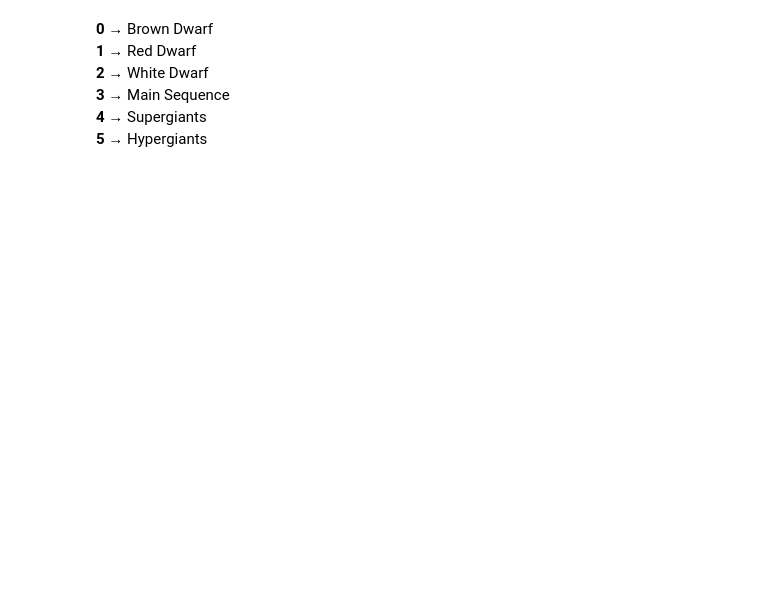
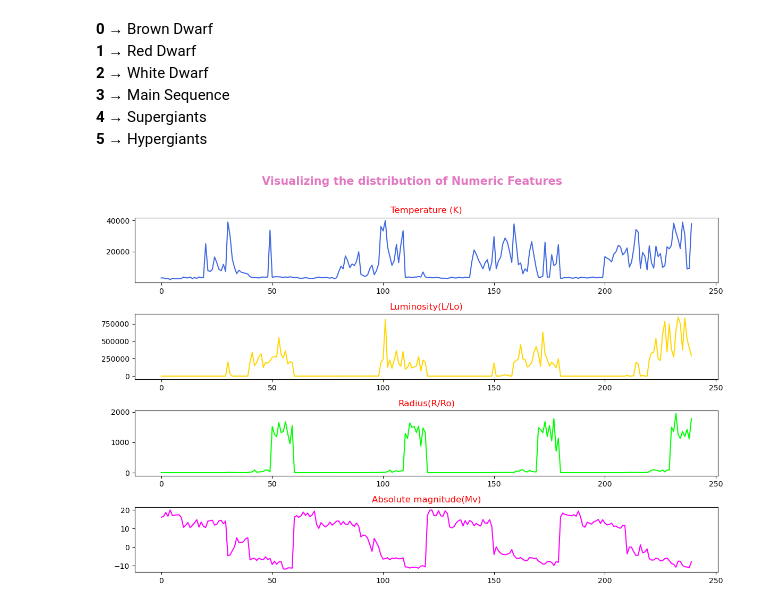
Before and after one commit to Michal-Radomski/Python-Data-Visualization, a Jupyter notebook: 05 Astronomy Research/01_visualization.ipynb, the cells around one changed output. Saved outputs shown, nothing was run; the diff lists cells and outputs as text; code cells hidden in the pictures; blank space fills up the shorter version.

Commit message:
Astronomy Research Data Analysis with Python course - commit 05

```diff
--- a/05 Astronomy Research/01_visualization.ipynb
+++ b/05 Astronomy Research/01_visualization.ipynb
@@ -156,3 +156,44 @@ plt.savefig(base_dir+'boxplot_star_type.png')
 **3** → Main Sequence
 **4** → Supergiants
 **5** → Hypergiants
+# %%
+def line_subplot(star_df, colors, i):
+  """
+  This will create subplot within for loop
+
+  Parameters
+  ----------
+  - star_df: data frame
+  - colors: colors to display on plot
+  - i: index of the iteration
+
+  Generates
+  ------
+  - subplot on all axes with respective plots and titles
+  """
+  plt.subplot(4, 1, i+1)
+  plt.plot(star_df.iloc[:,i], color=colors[i])
+  plt.title(star_df.columns[i], color='red')
+# %%
+# Line Plots
+
+# Colors to add in line plots
+colors = ['royalblue', 'gold', 'lime', 'magenta']
+
+# Add figure size and title to subplot
+plt.figure(figsize=(12,8))
+plt.suptitle('Visualizing the distribution of Numeric Features\n',
+             color='tab:pink', fontsize=15, weight='bold')
+
+# Use for loop and the function that creates subplot of line plots
+for i in range(4):
+  line_subplot(star_df, colors, i)
+
+# Use tight_layout() to automatically adjust the spacing in subplot
+plt.tight_layout()
+
+# Save the figure
+plt.savefig(base_dir+'line_subplot.png')
+plt.show()
+# %% [output]
+[figure, added]
```
Also changed, not shown: parts of 2 cells of this notebook, 3 other files.
